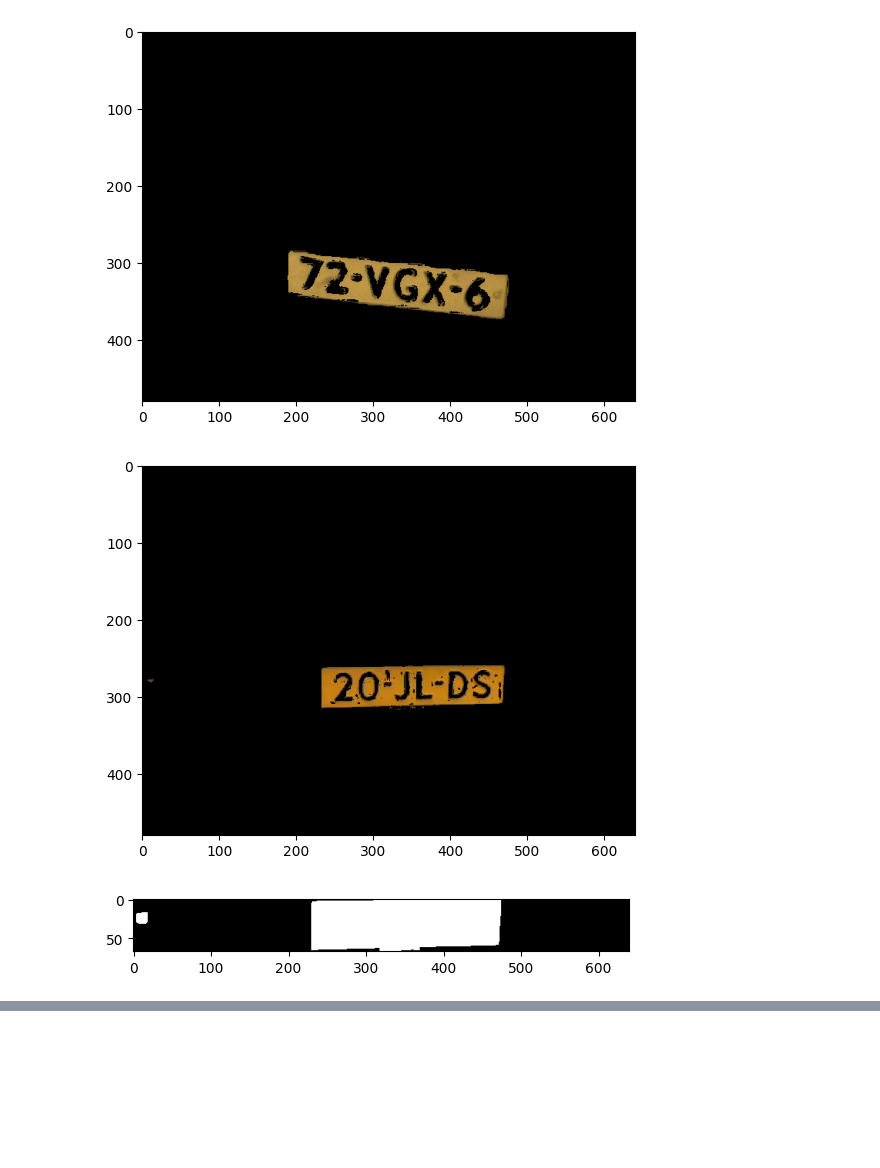
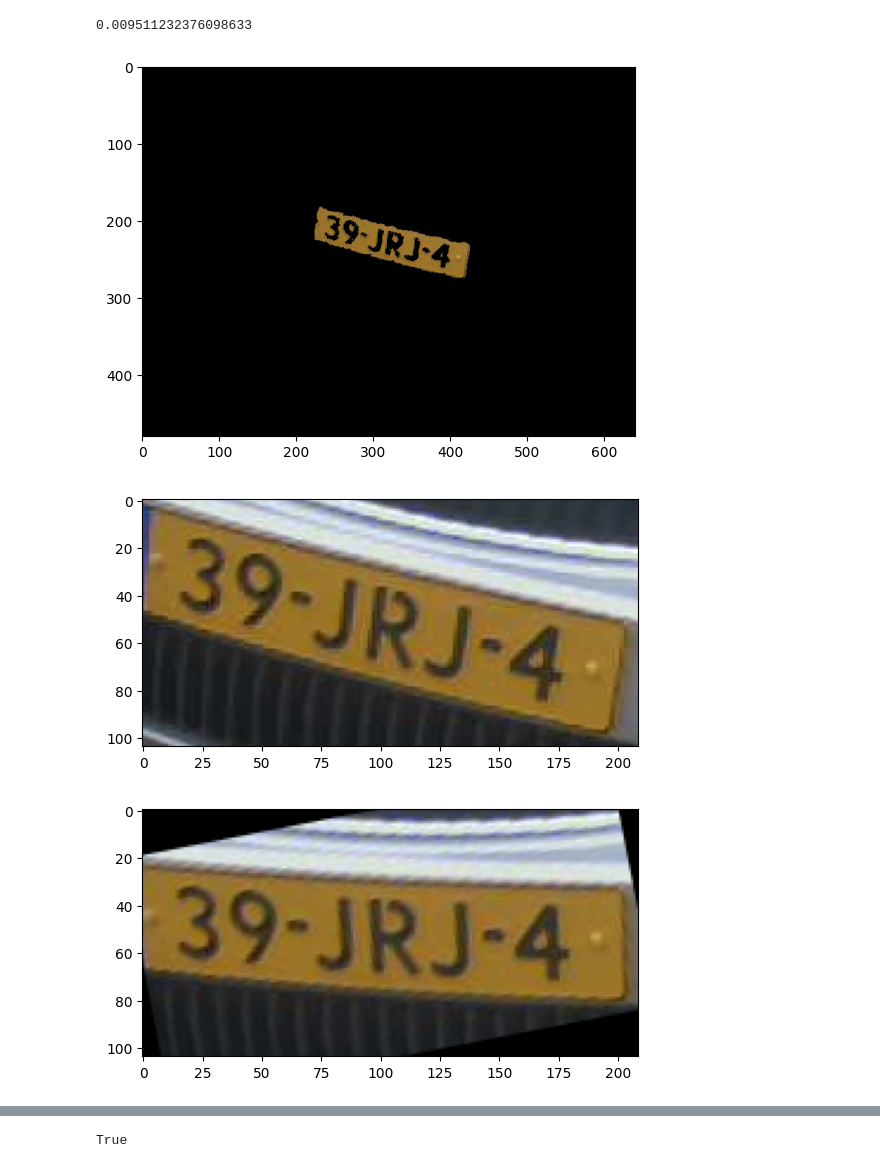
Before and after one commit to GeorgeKontos14/License-Plate-Recognition, a Jupyter notebook: localize.ipynb, the cells around one changed output, grey strips where cells are left out. Saved outputs shown, nothing was run; the diff lists cells and outputs as text; code cells hidden in the pictures; blank space fills up the shorter version.

```diff
--- a/localize.ipynb
+++ b/localize.ipynb
@@ -32,29 +24,78 @@ Helpers.plotImage(masked2)
-# %%
-bgr = cv2.cvtColor(masked2, cv2.COLOR_HSV2BGR)
-Helpers.plotImage(bgr)
-# %% [output]
-[figure, removed]
 # %%
 def crop_plates_better(masked, original):
     """
     This function, given a masked image, crops the parts of the image that contain license plates.
     It returns a list of the cropped images.
     """
     bgr = cv2.cvtColor(masked, cv2.COLOR_HSV2BGR)
     binary = cv2.cvtColor(bgr, cv2.COLOR_BGR2GRAY)
     binary[binary > 50] = 255
     binary = Helpers.close(binary)
+    #removed = Helpers.remove_black_rows(binary)
+    #removed = Helpers.remove_black_columns(removed)
+    plates = []
+    columns = np.count_nonzero(binary, axis = 0)
+    #columns[columns < 5] = 0
+    start = 0
+    while start < len(columns):
+        if columns[start] == 0:
+            start += 1
+            if start >= len(columns)-1:
+                break
+            continue
+        end = start+1
+        while columns[end] > 0:
+            end += 1
+            if end == len(columns):
+                break
+        if end - start < 65:
+            start = end+1
+            continue
+        rows = np.count_nonzero(binary[:, start:end], axis = 1)
+        max_start = 0
+        max_end = len(rows)-1
+        max_count = 0
+        cur_start = cur_end = 0
+        while cur_start < len(rows)-1:
+            if rows[cur_start] == 0:
+                cur_start += 1
+                if cur_start >= len(rows)-1:
+                    break
+                continue
+            cur_end = cur_start+1
+            while rows[cur_end] > 0:
+                cur_end += 1
+                if cur_end >= len(rows):
+                    break
+            cur_count = np.sum(rows[cur_start:cur_end])
+            if cur_count > max_count:
+                max_start = cur_start
+                max_end = cur_end
+                max_count = cur_count
+            cur_start = cur_end+1
+        plates.append(original[max_start:max_end, start:end])
+        start = end+1
+        if len(plates) == 2:
+            break
+    return plates
 
-    rows = np.count_nonzero(binary, axis = 1)
-    removed = Segment.remove_black_rows(binary)
-    return removed
-
-name = 'plate32.jpg'
+path = 'dataset/Frames/Category_I/'
+name = 'plate24.jpg'
 img = cv2.imread(path+name)
+start = time.time()
 masked = Localization.masked_image(img, 13, 28, 136,246,89, 240)
+plates = crop_plates_better(masked, img)
+end = time.time()-start
+print(end)
 Helpers.plotImage(cv2.cvtColor(masked, cv2.COLOR_HSV2BGR))
-croped = crop_plates_better(masked, img)
-Helpers.plotImage(croped, cmapType='gray')
+for plate in plates:
+    Helpers.plotImage(plate)
+    rotated = plate_rotation.rotation_pipeline(plate)
+    Helpers.plotImage(rotated)
+    chars, _ = Segment.segment(rotated, show=True)
+    print(chars is None)
 # %% [output]
+0.009511232376098633
-[figure, old version]
+[figure, new version]
-[figure, old version]
+[figure, new version]
+[figure, added]
@@ -60,0 +103 @@ Helpers.plotImage(croped, cmapType='gray')
+True
```
Also changed, not shown: parts of 4 cells of this notebook, 4 other files.
